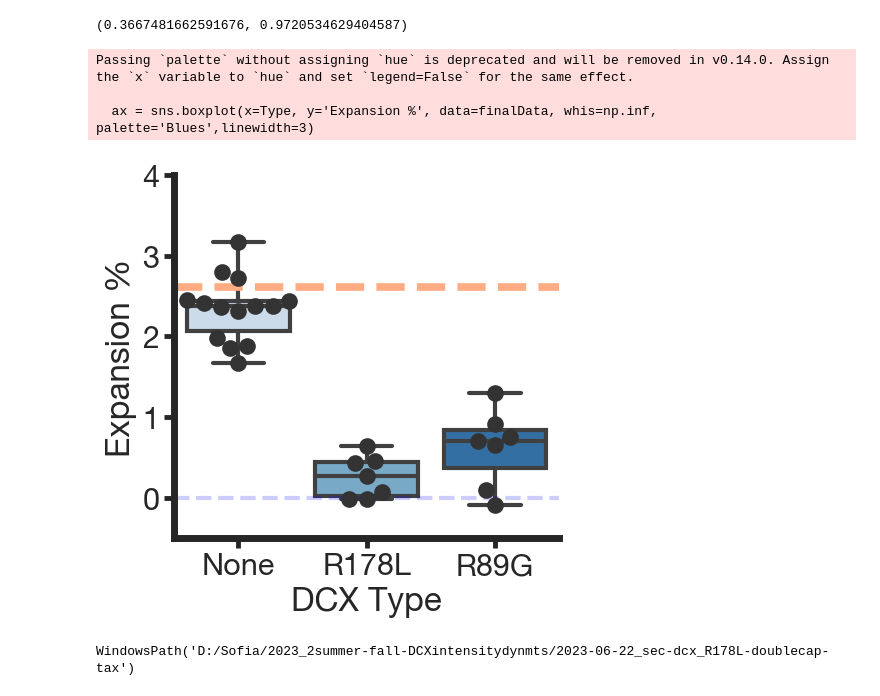
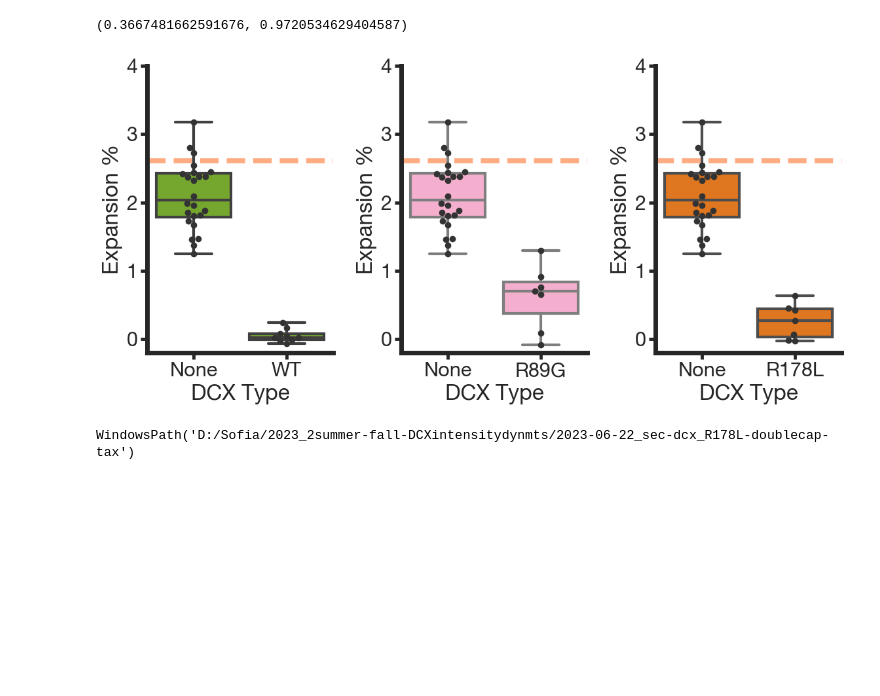
Before and after one commit to sofiacruzt/sofia-brouhardlab, a Jupyter notebook: curvature_taxol/expansion-compaction-multistep.ipynb, the cells around one changed output. Saved outputs shown, nothing was run; the diff lists cells and outputs as text; code cells hidden in the pictures; blank space fills up the shorter version.

```diff
--- a/curvature_taxol/expansion-compaction-multistep.ipynb
+++ b/curvature_taxol/expansion-compaction-multistep.ipynb
@@ -314,4 +318,4 @@ See the caveats in the documentation: https://pandas.pydata.org/pandas-docs/stab
 # %%
 finalData = pd.concat([taxData, dcxData], ignore_index=True)
 # finalData = finalData.sort_values([drug,'CH','Curve Name',Type,DCXconc])
-finalData
+finalData = finalData[finalData['Curve Length (um)'] > 5]
@@ -354,43 +361,43 @@ TAXnogales2017copoly = (1- 81.5/82.3)*100
 TAXnogales2017preformed , TAXnogales2017copoly
 # %% [output]
 (0.3667481662591676, 0.9720534629404587)
+# %%
+Mut = ['WT','R89G','R178L']
+dcx_palette = [green,pink,orange]
 # %%
-fig, ax = plt.subplots(1,1,figsize=(5.25,5.25))
+fig, ax = plt.subplots(1,3,figsize=(12,6))
 
-#rect = 0,0,1,1 # create an rectangle for the new axis
-#log_ax = fig.add_axes(rect) # create a new axis (or use an existing one)
-#log_ax.set_xscale("log") # log first
+for i in np.arange(len(ax)):
 
-ax = sns.boxplot(x=Type, y='Expansion %', data=finalData, whis=np.inf, palette='Blues',linewidth=3)
-ax = sns.swarmplot(x=Type, y='Expansion %', data=finalData, color=".2", size=12)
+    DCXdata = finalData[(finalData['DCX Type']=='None') | (finalData['DCX Type']==Mut[i])]
 
-ax.axhline(y = nogales2018, color = lightorange ,linestyle="--", linewidth=5.5, label='GDP'r'$\rightarrow$''GMPCPP \n Zhang (2018)')
-ax.axhline(y = 0, color = 'b' ,linestyle="--", linewidth=3, alpha = 0.2)
-#plt.xlim(0.1,10)
+    sns.boxplot(x=Type, y='Expansion %', data=DCXdata, whis=np.inf, color=dcx_palette[i],linewidth=3, ax=ax[i])
+    sns.swarmplot(x=Type, y='Expansion %', data=DCXdata, size=7, ax=ax[i], color=".2")
 
-ax.set_ylim(-0.5,4)
-#ax.legend( loc = 'upper right')
-#ax.legend('')
-#ax.set_xlabel(Type +' '+ dcx[0]+' nM')
+    ax[i].axhline(y = nogales2018, color = lightorange ,linestyle="--", linewidth=5.5)
+
+    ax[i].set_ylim(-0.2,4)
+    ax[i].spines['left'].set_lw(5)
+    ax[i].spines['bottom'].set_lw(5)
+    ax[i].tick_params(axis='both', width = 3.5, length = 7)
+
+    #ax[i].legend([])
+
 
 sns.set_style("ticks")
 sns.despine()
-ax.spines['left'].set_lw(5)
-ax.spines['bottom'].set_lw(5)
-ax.tick_params(axis='both', width = 3.5, length = 7)
+
 sns.set_context("poster", font_scale=1, rc={"lines.linewidth":3.0})
 
 sns.set_style({'font.family':'Helvetica Neue LT Std', 'font.serif':'Helvetica Neue LT Std'})
 
 plt.tight_layout()
 
 
 plt.savefig(path/('compaction_'+date_today+'.pdf'))
+plt.savefig(path/('compaction_'+date_today+'.png'))
 # %% [output]
-Passing `palette` without assigning `hue` is deprecated and will be removed in v0.14.0. Assign the `x` variable to `hue` and set `legend=False` for the same effect.
-
-  ax = sns.boxplot(x=Type, y='Expansion %', data=finalData, whis=np.inf, palette='Blues',linewidth=3)
-[figure, old version]
+[figure, new version]
 # %%
 path
 # %% [output]
```
Also changed, not shown: parts of 13 cells of this notebook.
